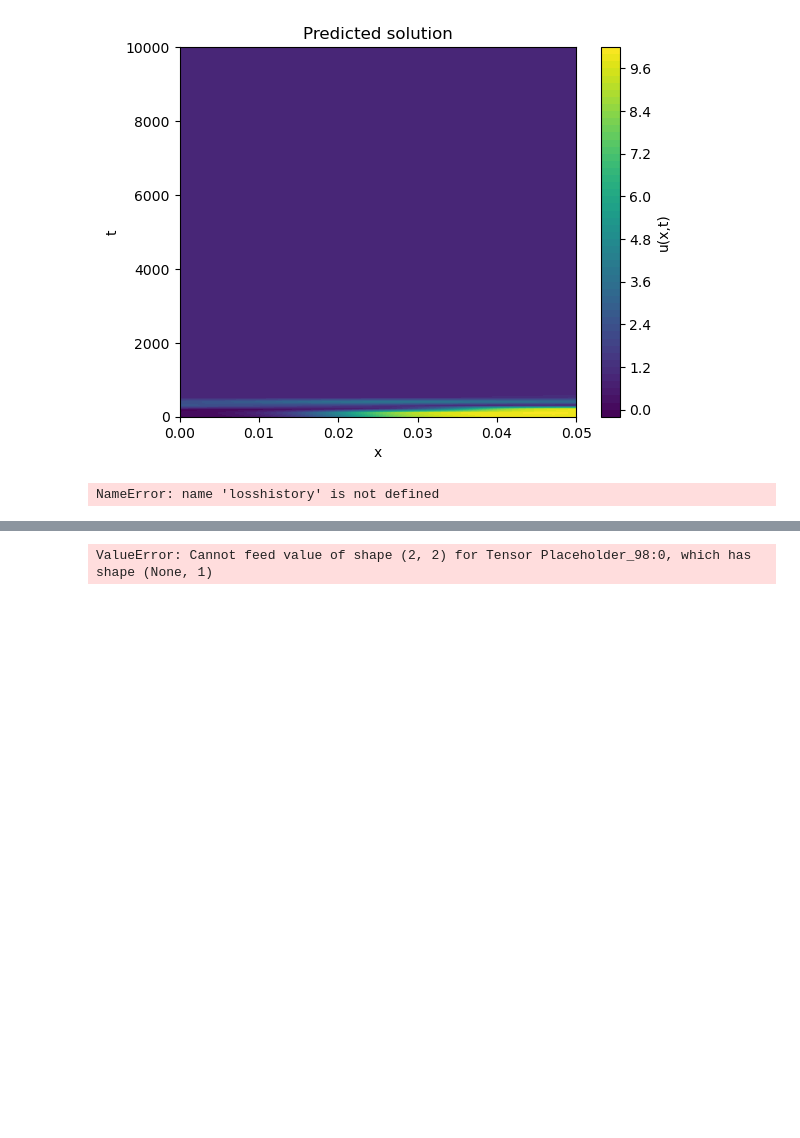
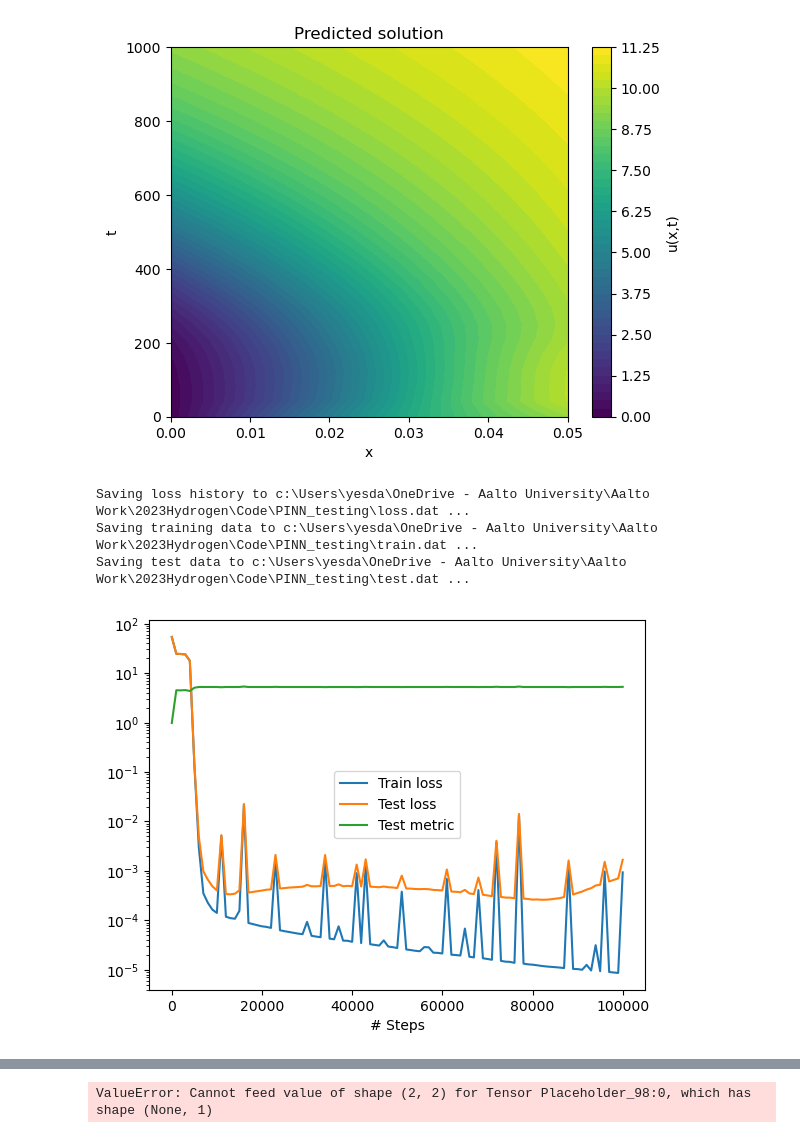
Before and after one commit to Daniel19993099/PINN_testing, a Jupyter notebook: PINN_0.1.5.2.ipynb, the cells around one changed output, grey strips where cells are left out. Drawn from its saved outputs; the diff is of its cells as text; code cells hidden in the pictures; blank space fills up the shorter version.

```diff
--- a/PINN_0.1.5.2.ipynb
+++ b/PINN_0.1.5.2.ipynb
@@ -27,7 +27,8 @@ D = 3.8e-11 #m^2/s
 C0 = 0.0 #moles/m^3
 C1 = 10 #moles/m^3
 l = 0.05 #m
-t = 100 #s
+t = 1e2 #s
+
 def pde(x, y):
 
     dy_t = dde.grad.jacobian(y, x, i=0, j=1)
@@ -36,10 +37,10 @@ def pde(x, y):
     return (dy_t- D*dy_xx)
 
 def f(x):
-    return np.sin(np.pi * x / l)
+     return 1
 
 def func(x):
-    n_terms = 10  # Number of terms in the series to approximate the solution
+    n_terms = 25  # Number of terms in the series to approximate the solution
     result = C0 + (x[:, 0:1] / l) * (C1 - C0)
     for n in range(1, n_terms + 1):
         from scipy.integrate import quad
@@ -53,15 +54,16 @@ geom = dde.geometry.Interval(0, l)
 timedomain = dde.geometry.TimeDomain(0, t)
 geomtime = dde.geometry.GeometryXTime(geom, timedomain)
 
-bc = dde.icbc.DirichletBC(geomtime, lambda x: (x[:, 0:1] / l) * 10, lambda _, on_boundary: on_boundary)
+bc = dde.icbc.DirichletBC(geomtime, lambda x: (x[:, 0:1]/ l) * 10, lambda _, on_boundary: on_boundary)
 #ic = dde.icbc.IC(geomtime, lambda x: 0, lambda _, on_initial: on_initial)
-observe_x1 = np.vstack((np.linspace(0.02, 0.04, num=5), np.full((5), 10000))).T
-observe_y1 = dde.icbc.PointSetBC(observe_x1, func(observe_x1), component=0)
-observe_x2 = np.vstack((np.linspace(0.02, 0.04, num=5), np.full((5), 500))).T
-observe_y2 = dde.icbc.PointSetBC(observe_x2, func(observe_x2), component=0)
+#ic = dde.icbc.IC(geomtime, func, lambda _, on_initial: on_initial)
+#observe_x1 = np.vstack((np.linspace(0.02, 0.04, num=5), np.full((5), 10000))).T
+#observe_y1 = dde.icbc.PointSetBC(observe_x1, func(observe_x1), component=0)
+#observe_x2 = np.vstack((np.linspace(0.02, 0.04, num=5), np.full((5), 500))).T
+#observe_y2 = dde.icbc.PointSetBC(observe_x2, func(observe_x2), component=0)
 
-data = dde.data.TimePDE(geomtime, pde, [bc,observe_y1,observe_y2], num_domain=5000, solution=func, num_boundary=5000, num_initial=5000, num_test=10000)
-layer_size = [2] + [128] * 5 + [1]
+data = dde.data.TimePDE(geomtime, pde, [bc], num_domain=50, solution=func, num_boundary=50, num_test=100000)
+layer_size = [2] + [32] * 3 + [1]
 activation = "tanh"
 initializer = "Glorot uniform"
 net = dde.nn.FNN(layer_size, activation, initializer)
@@ -70,7 +72,7 @@ net = dde.nn.FNN(layer_size, activation, initializer)
 model = dde.Model(data, net)
 model.compile("adam", lr=0.0001, metrics=["l2 relative error"])
 
-losshistory, train_state = model.train(iterations=1000000)
+losshistory, train_state = model.train(iterations=100000)
 
 #early_stopping = dde.callbacks.EarlyStopping(min_delta=1e-6, patience=500)
 #losshistory, train_state = model.train(iterations=100, callbacks=[early_stopping])
@@ -118,26 +112,29 @@ KeyboardInterrupt:
 # %%
 import matplotlib.pyplot as plt
 import numpy as np
 
 # Create a grid of points to evaluate the solution
-x = np.linspace(0, 0.05, 100)
-t = np.linspace(0, 10000, 100)
+x = np.linspace(0, 0.05, 25)
+t = np.linspace(0, 1000,25)
 X, T = np.meshgrid(x, t)
 points = np.vstack([X.ravel(), T.ravel()]).T
 
 # Predict the solution at these grid points
 y_pred = model.predict(points).reshape(X.shape)
 
 # Plot the solution
 plt.contourf(X, T, y_pred, levels=50, cmap='viridis')
 plt.colorbar(label='u(x,t)')
 plt.xlabel('x')
 plt.ylabel('t')
 plt.title('Predicted solution')
 plt.show()
 
 # Save the plot and loss history
 dde.saveplot(losshistory, train_state, issave=True, isplot=True)
 # %% [output]
-[figure, old version]
+[figure, new version]
-NameError: name 'losshistory' is not defined
+Saving loss history to c:\Users\yesda\OneDrive - Aalto University\Aalto Work\2023Hydrogen\Code\PINN_testing\loss.dat ...
+Saving training data to c:\Users\yesda\OneDrive - Aalto University\Aalto Work\2023Hydrogen\Code\PINN_testing\train.dat ...
+Saving test data to c:\Users\yesda\OneDrive - Aalto University\Aalto Work\2023Hydrogen\Code\PINN_testing\test.dat ...
+[figure, added]
```
Also changed, not shown: parts of 2 cells of this notebook, 4 other files.
